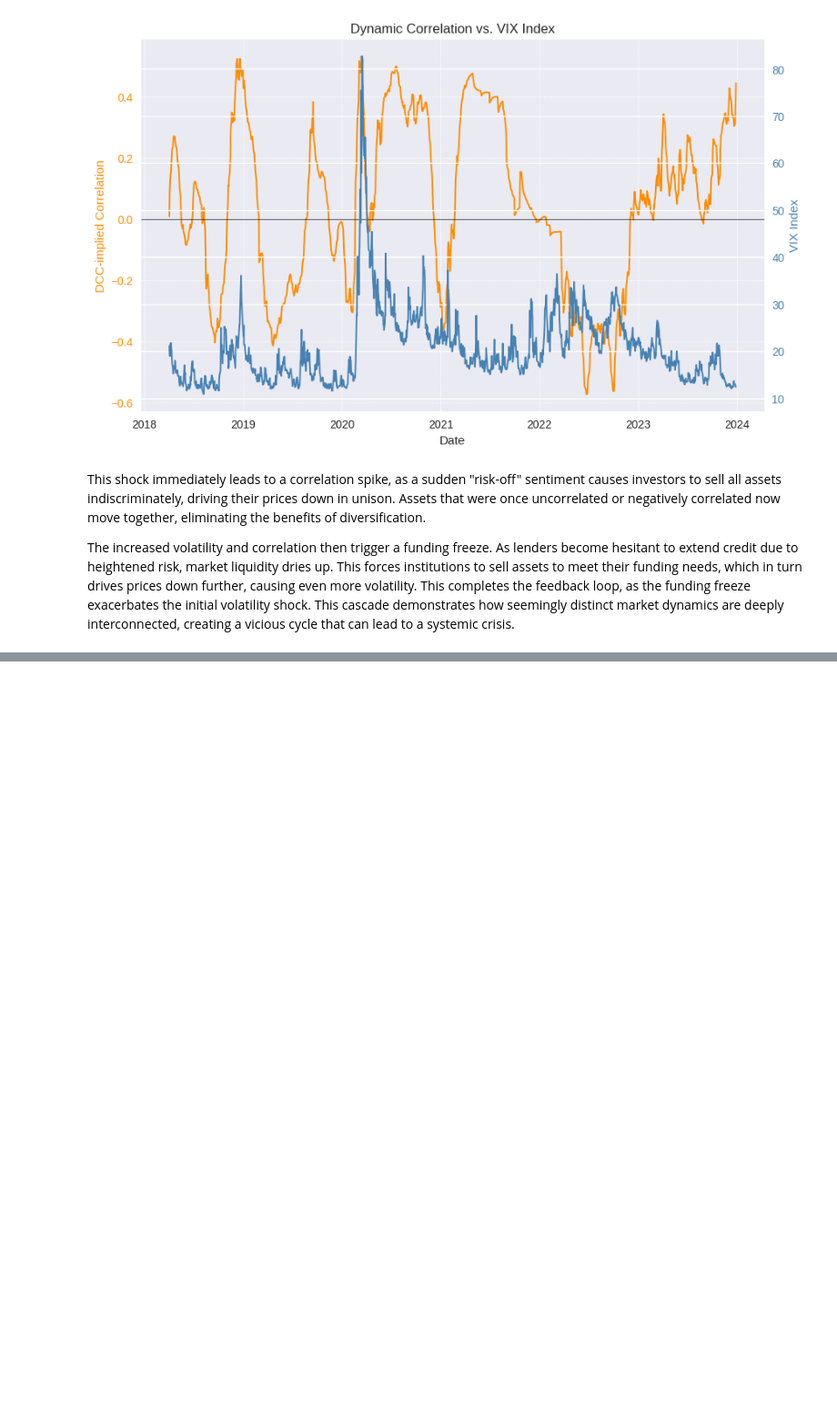
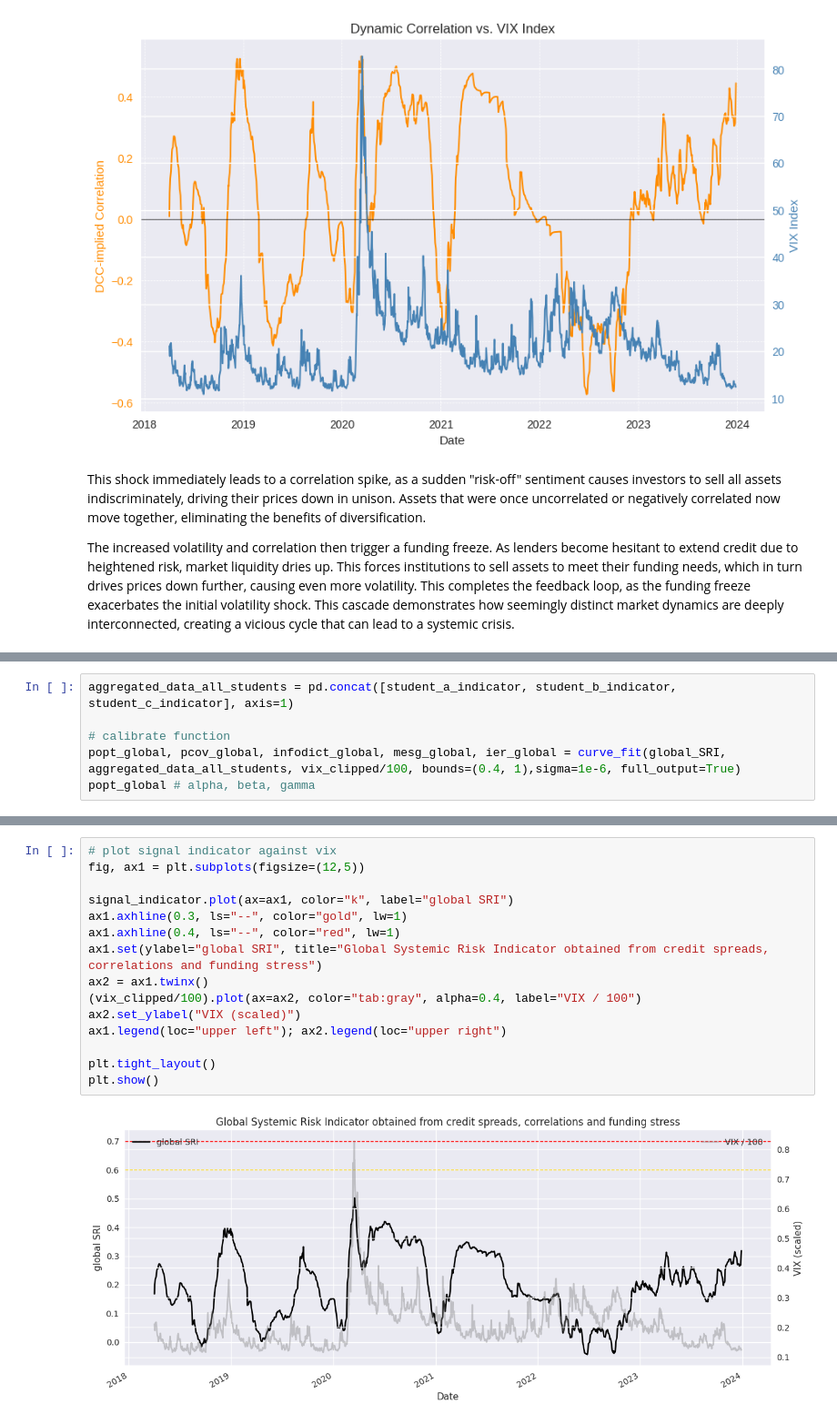
Before and after one commit to George-Creekbed/capstone_review, a Jupyter notebook: Group Work Project 1.ipynb, the cells around one changed output, grey strips where cells are left out. Shown at 91% size. Saved outputs shown, nothing was run; the diff lists cells and outputs as text; blank space fills up the shorter version.

```diff
--- a/Group Work Project 1.ipynb
+++ b/Group Work Project 1.ipynb
@@ -846,0 +1059,6 @@ plt.show()
+# %%
+aggregated_data_all_students = pd.concat([student_a_indicator, student_b_indicator, student_c_indicator], axis=1)
+
+# calibrate function
+popt_global, pcov_global, infodict_global, mesg_global, ier_global = curve_fit(global_SRI, aggregated_data_all_students, vix_clipped/100, bounds=(0.4, 1),sigma=1e-6, full_output=True)
+popt_global # alpha, beta, gamma
@@ -846,0 +1083,17 @@ plt.show()
+# %%
+# plot signal indicator against vix
+fig, ax1 = plt.subplots(figsize=(12,5))
+
+signal_indicator.plot(ax=ax1, color="k", label="global SRI")
+ax1.axhline(0.3, ls="--", color="gold", lw=1)
+ax1.axhline(0.4, ls="--", color="red", lw=1)
+ax1.set(ylabel="global SRI", title="Global Systemic Risk Indicator obtained from credit spreads, correlations and funding stress")
+ax2 = ax1.twinx()
+(vix_clipped/100).plot(ax=ax2, color="tab:gray", alpha=0.4, label="VIX / 100")
+ax2.set_ylabel("VIX (scaled)")
+ax1.legend(loc="upper left"); ax2.legend(loc="upper right")
+
+plt.tight_layout()
+plt.show()
+# %% [output]
+[figure, added]
```
Also changed, not shown: parts of 68 cells of this notebook.
